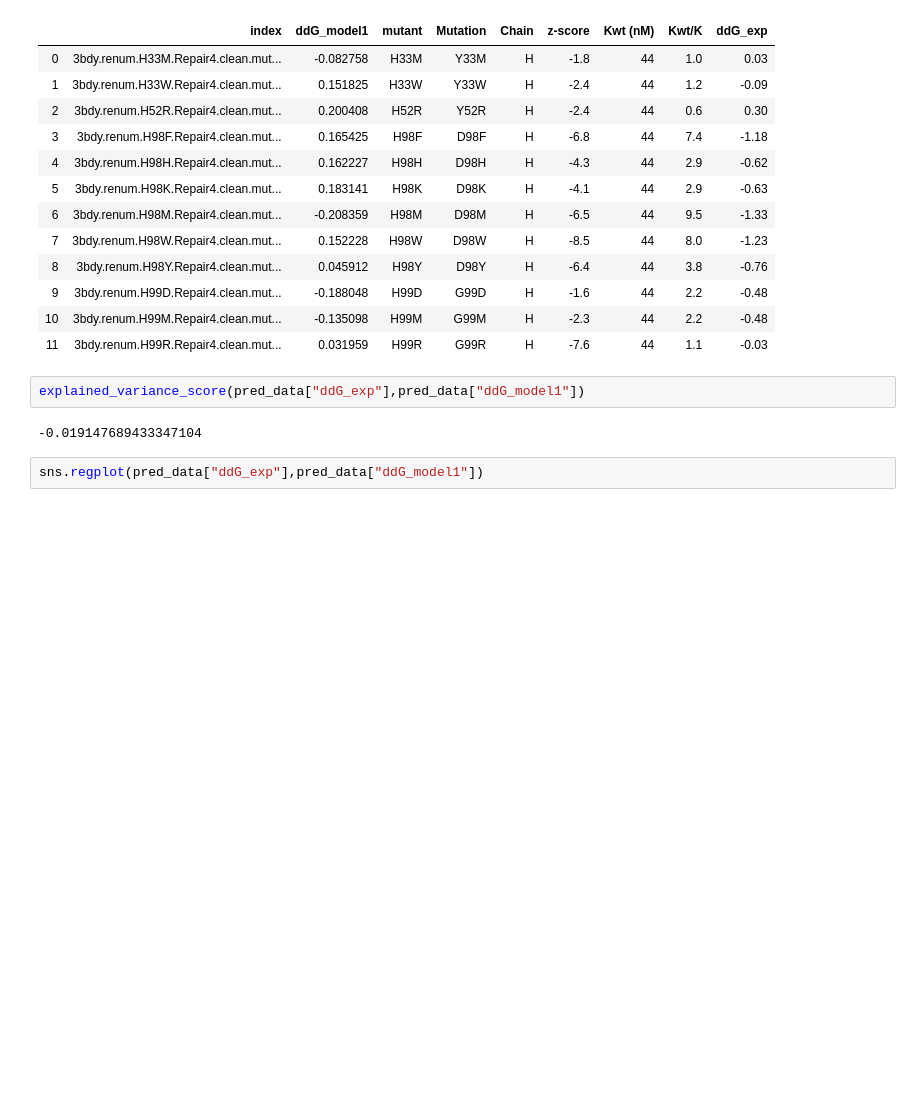
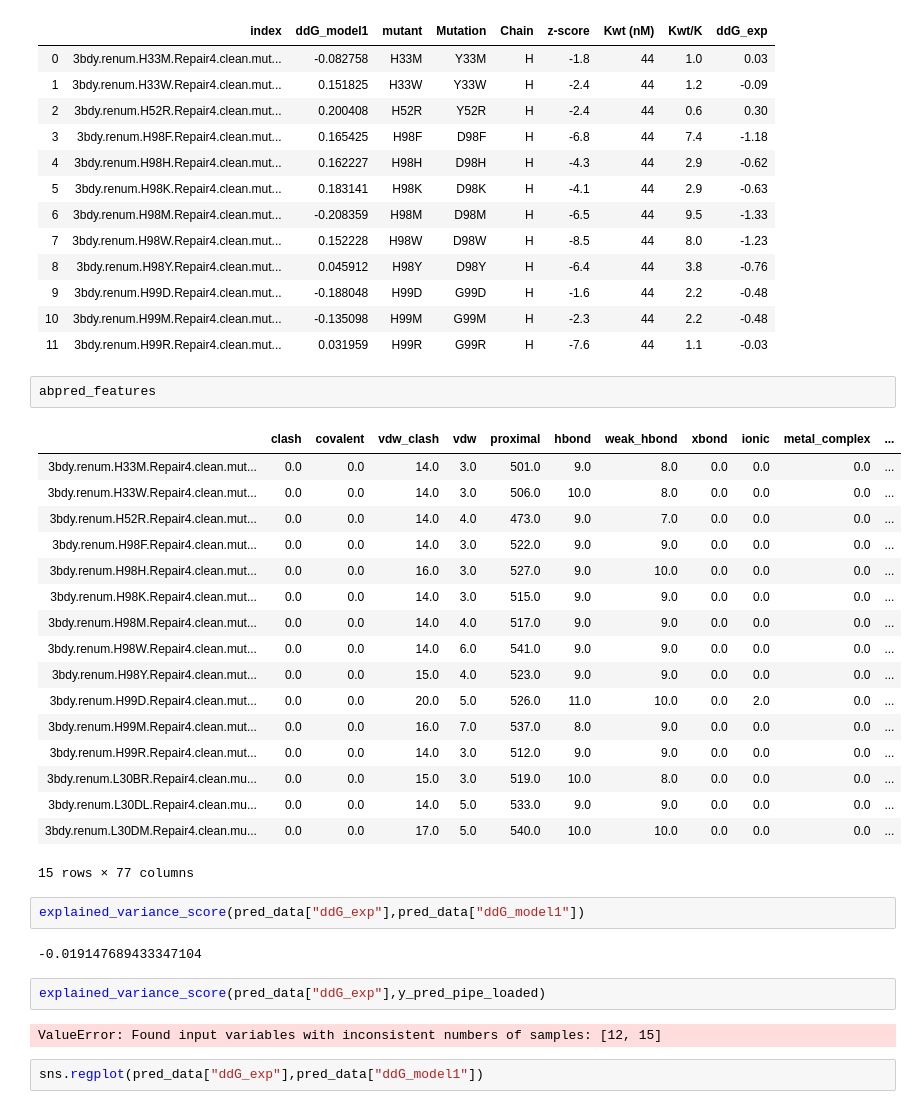
Before and after one commit to victorfica/Master-thesis, a Jupyter notebook: notebooks/benchmark_adapt_3bdy-Copy1.ipynb, the cells around one changed output. Cells and saved outputs as stored; diff of their text form; blank space fills up the shorter version.

```diff
--- a/notebooks/benchmark_adapt_3bdy-Copy1.ipynb
+++ b/notebooks/benchmark_adapt_3bdy-Copy1.ipynb
@@ -54,10 +59,34 @@ pred_data
 | 9 | 3bdy.renum.H99D.Repair4.clean.mut... | -0.188048 | H99D | G99D | H | -1.6 | 44 | 2.2 | -0.48 |
 | 10 | 3bdy.renum.H99M.Repair4.clean.mut... | -0.135098 | H99M | G99M | H | -2.3 | 44 | 2.2 | -0.48 |
 | 11 | 3bdy.renum.H99R.Repair4.clean.mut... | 0.031959 | H99R | G99R | H | -7.6 | 44 | 1.1 | -0.03 |
+# %%
+abpred_features
+# %% [output]
+|  | clash | covalent | vdw_clash | vdw | proximal | hbond | weak_hbond | xbond | ionic | metal_complex | ... |
+| 3bdy.renum.H33M.Repair4.clean.mut... | 0.0 | 0.0 | 14.0 | 3.0 | 501.0 | 9.0 | 8.0 | 0.0 | 0.0 | 0.0 | ... |
+| 3bdy.renum.H33W.Repair4.clean.mut... | 0.0 | 0.0 | 14.0 | 3.0 | 506.0 | 10.0 | 8.0 | 0.0 | 0.0 | 0.0 | ... |
+| 3bdy.renum.H52R.Repair4.clean.mut... | 0.0 | 0.0 | 14.0 | 4.0 | 473.0 | 9.0 | 7.0 | 0.0 | 0.0 | 0.0 | ... |
+| 3bdy.renum.H98F.Repair4.clean.mut... | 0.0 | 0.0 | 14.0 | 3.0 | 522.0 | 9.0 | 9.0 | 0.0 | 0.0 | 0.0 | ... |
+| 3bdy.renum.H98H.Repair4.clean.mut... | 0.0 | 0.0 | 16.0 | 3.0 | 527.0 | 9.0 | 10.0 | 0.0 | 0.0 | 0.0 | ... |
+| 3bdy.renum.H98K.Repair4.clean.mut... | 0.0 | 0.0 | 14.0 | 3.0 | 515.0 | 9.0 | 9.0 | 0.0 | 0.0 | 0.0 | ... |
+| 3bdy.renum.H98M.Repair4.clean.mut... | 0.0 | 0.0 | 14.0 | 4.0 | 517.0 | 9.0 | 9.0 | 0.0 | 0.0 | 0.0 | ... |
+| 3bdy.renum.H98W.Repair4.clean.mut... | 0.0 | 0.0 | 14.0 | 6.0 | 541.0 | 9.0 | 9.0 | 0.0 | 0.0 | 0.0 | ... |
+| 3bdy.renum.H98Y.Repair4.clean.mut... | 0.0 | 0.0 | 15.0 | 4.0 | 523.0 | 9.0 | 9.0 | 0.0 | 0.0 | 0.0 | ... |
+| 3bdy.renum.H99D.Repair4.clean.mut... | 0.0 | 0.0 | 20.0 | 5.0 | 526.0 | 11.0 | 10.0 | 0.0 | 2.0 | 0.0 | ... |
+| 3bdy.renum.H99M.Repair4.clean.mut... | 0.0 | 0.0 | 16.0 | 7.0 | 537.0 | 8.0 | 9.0 | 0.0 | 0.0 | 0.0 | ... |
+| 3bdy.renum.H99R.Repair4.clean.mut... | 0.0 | 0.0 | 14.0 | 3.0 | 512.0 | 9.0 | 9.0 | 0.0 | 0.0 | 0.0 | ... |
+| 3bdy.renum.L30BR.Repair4.clean.mu... | 0.0 | 0.0 | 15.0 | 3.0 | 519.0 | 10.0 | 8.0 | 0.0 | 0.0 | 0.0 | ... |
+| 3bdy.renum.L30DL.Repair4.clean.mu... | 0.0 | 0.0 | 14.0 | 5.0 | 533.0 | 9.0 | 9.0 | 0.0 | 0.0 | 0.0 | ... |
+| 3bdy.renum.L30DM.Repair4.clean.mu... | 0.0 | 0.0 | 17.0 | 5.0 | 540.0 | 10.0 | 10.0 | 0.0 | 0.0 | 0.0 | ... |
+15 rows × 77 columns
 # %%
 explained_variance_score(pred_data["ddG_exp"],pred_data["ddG_model1"])
 # %% [output]
 -0.019147689433347104
+# %%
+explained_variance_score(pred_data["ddG_exp"],y_pred_pipe_loaded)
+# %% [output]
+ValueError: Found input variables with inconsistent numbers of samples: [12, 15]
 # %%
 sns.regplot(pred_data["ddG_exp"],pred_data["ddG_model1"])
 # %% [output]
```
Also changed, not shown: parts of 1 cell of this notebook.
